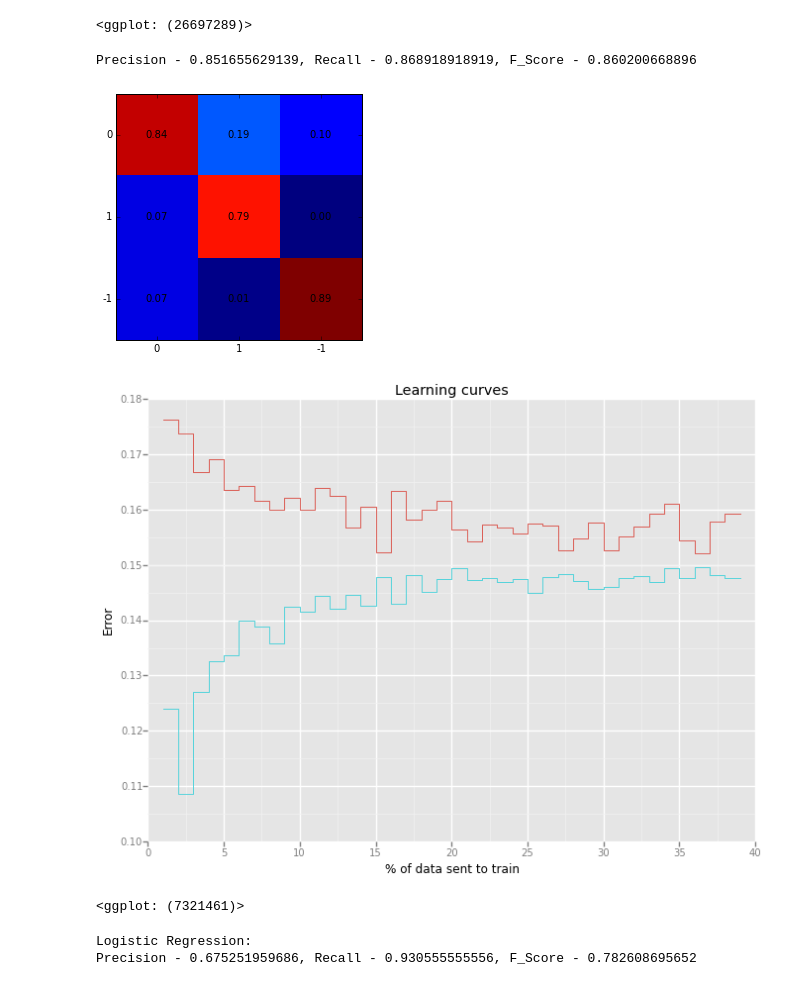
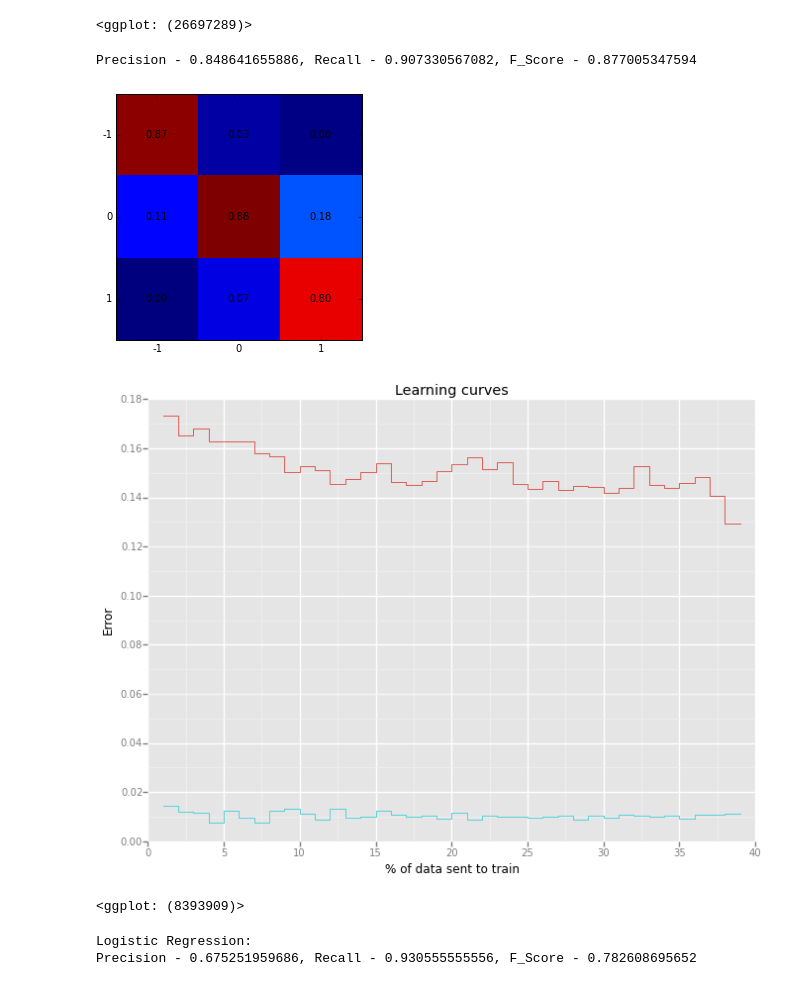
Before and after one commit to bilykigor/qimb, a Jupyter notebook: Workbook.ipynb, the cells around one changed output. Cells and saved outputs as stored; diff of their text form; code cells hidden in the pictures.

```diff
--- a/Workbook.ipynb
+++ b/Workbook.ipynb
@@ -200,13 +201,12 @@ xlab('n important features selected')+ylab('Error')+ggtitle('Features importance
 <ggplot: (26697289)>
 # %%
 #Lets run RF with les features
-qimbs.OneModelResults(RF, X[fi['Feature'][:10]],y, ERRORS,dates,datesDF,n_ensembles=10,\
-                      test_size_ensemble=0.2)
+qimbs.OneModelResults(RF, X[fi['Feature'][:12]],y, ERRORS,dates,datesDF)
 # %% [output]
-Precision - 0.851655629139, Recall - 0.868918918919, F_Score - 0.860200668896
+Precision - 0.848641655886, Recall - 0.907330567082, F_Score - 0.877005347594
-[figure, old version]
+[figure, new version]
-[figure, old version]
+[figure, new version]
-<ggplot: (7321461)>
+<ggplot: (8393909)>
 # %%
 #Apply Logistic Regression
 from sklearn.linear_model import LogisticRegression as LR
```
Also changed, not shown: parts of 14 cells of this notebook, 9 other files.
